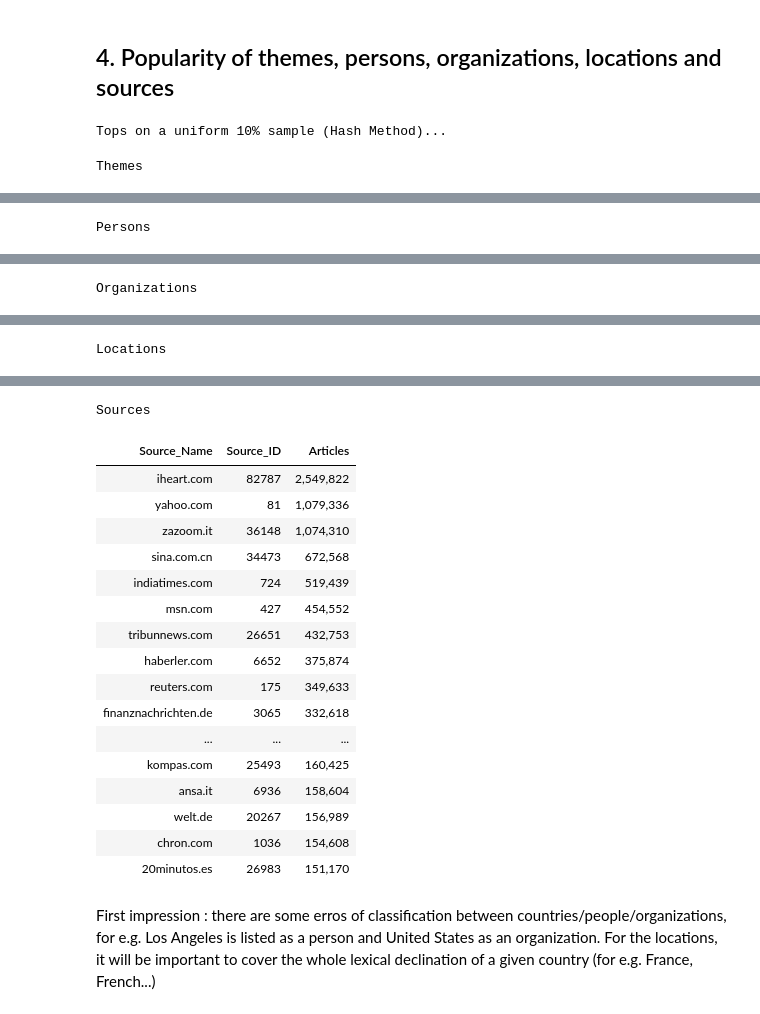
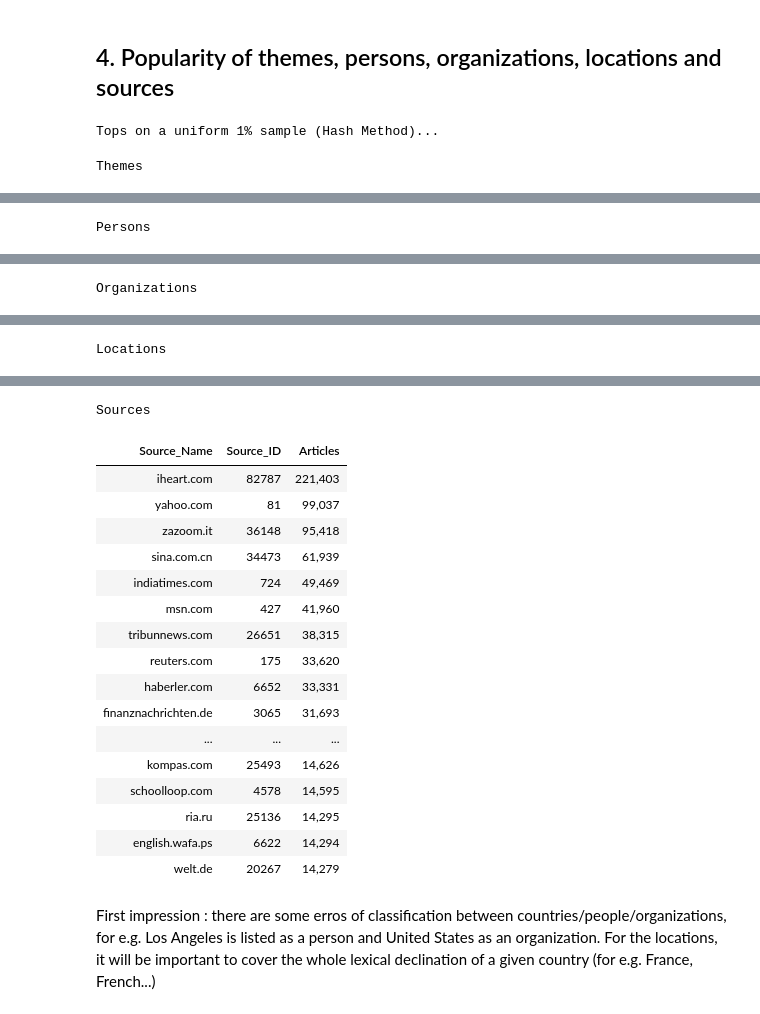
Before and after one commit to clucasmurex/gdelt, a Jupyter notebook: gdelt_explo.ipynb, the cells around one changed output, grey strips where cells are left out. Saved outputs shown, nothing was run; the diff lists cells and outputs as text; code cells hidden in the pictures.

```diff
--- a/gdelt_explo.ipynb
+++ b/gdelt_explo.ipynb
@@ -899,15 +792,15 @@ Schéma de la table nettoyée :
 # %%
 con.execute("PRAGMA memory_limit='200GB'")
 
-print("Tops on a uniform 10% sample (Hash Method)...")
+print("Tops on a uniform 1% sample (Hash Method)...")
 
 
 top_themes_sample = con.execute("""
     SELECT split_part(TRIM(theme_raw), ',', 1) AS Theme, COUNT(*) AS Citations
     FROM (
         SELECT UNNEST(string_split(EnhancedThemes, ';')) AS theme_raw
-        FROM gkg_clean
-        WHERE hash(GKGRECORDID) % 10 = 0
+        FROM gkg_final
+        WHERE hash(GKGRECORDID) % 100 = 0
           AND EnhancedThemes IS NOT NULL AND EnhancedThemes != ''
     )
     WHERE TRIM(theme_raw) != ''
@@ -921,8 +814,8 @@ top_persons_sample = con.execute("""
     SELECT TRIM(person) AS Person, COUNT(*) AS Citations
     FROM (
         SELECT UNNEST(string_split(Persons, ';')) AS person
-        FROM gkg_clean
-        WHERE hash(GKGRECORDID) % 10 = 0
+        FROM gkg_final
+        WHERE hash(GKGRECORDID) % 100 = 0
           AND Persons IS NOT NULL AND Persons != ''
     )
     WHERE TRIM(person) != ''
@@ -936,8 +829,8 @@ top_orgs_sample = con.execute("""
     SELECT TRIM(org) AS Organization, COUNT(*) AS Citations
     FROM (
         SELECT UNNEST(string_split(Organizations, ';')) AS org
-        FROM gkg_clean
-        WHERE hash(GKGRECORDID) % 10 = 0
+        FROM gkg_final
+        WHERE hash(GKGRECORDID) % 100 = 0
           AND Organizations IS NOT NULL AND Organizations != ''
     )
     WHERE TRIM(org) != ''
@@ -951,8 +844,8 @@ top_locs_sample = con.execute("""
     SELECT split_part(TRIM(loc), '#', 2) AS Location, COUNT(*) AS Citations
     FROM (
         SELECT UNNEST(string_split(EnhancedLocations, ';')) AS loc
-        FROM gkg_clean
-        WHERE hash(GKGRECORDID) % 10 = 0
+        FROM gkg_final
+        WHERE hash(GKGRECORDID) % 100 = 0
           AND EnhancedLocations IS NOT NULL AND EnhancedLocations != ''
     )
     WHERE TRIM(loc) != '' AND split_part(TRIM(loc), '#', 2) != ''
@@ -964,9 +857,9 @@ top_locs_sample = con.execute("""
 
 top_sources_sample = con.execute("""
     SELECT m.SourceCommonName AS Source_Name, CAST(g.SourceCommonName_ID AS VARCHAR) AS Source_ID, COUNT(*) AS Articles
-    FROM gkg_clean g
+    FROM gkg_final g
     JOIN src_map m ON g.SourceCommonName_ID = m.SourceCommonName_ID
-    WHERE hash(g.GKGRECORDID) % 10 = 0
+    WHERE hash(g.GKGRECORDID) % 100 = 0
       AND g.SourceCommonName_ID IS NOT NULL
     GROUP BY m.SourceCommonName, g.SourceCommonName_ID
     ORDER BY Articles DESC
@@ -1003,6 +896,6 @@ display_side_by_side(
     ['Themes', 'Persons', 'Organizations', 'Locations', 'Sources']
 )
 # %% [output]
-Tops on a uniform 10% sample (Hash Method)...
+Tops on a uniform 1% sample (Hash Method)...
 Themes
 | Theme | Citations |
@@ -1079,21 +972,21 @@ Locations
 Sources
 | Source_Name | Source_ID | Articles |
-| iheart.com | 82787 | 2,549,822 |
-| yahoo.com | 81 | 1,079,336 |
-| zazoom.it | 36148 | 1,074,310 |
-| sina.com.cn | 34473 | 672,568 |
-| indiatimes.com | 724 | 519,439 |
-| msn.com | 427 | 454,552 |
-| tribunnews.com | 26651 | 432,753 |
-| haberler.com | 6652 | 375,874 |
-| reuters.com | 175 | 349,633 |
-| finanznachrichten.de | 3065 | 332,618 |
+| iheart.com | 82787 | 221,403 |
+| yahoo.com | 81 | 99,037 |
+| zazoom.it | 36148 | 95,418 |
+| sina.com.cn | 34473 | 61,939 |
+| indiatimes.com | 724 | 49,469 |
+| msn.com | 427 | 41,960 |
+| tribunnews.com | 26651 | 38,315 |
+| reuters.com | 175 | 33,620 |
+| haberler.com | 6652 | 33,331 |
+| finanznachrichten.de | 3065 | 31,693 |
 | ... | ... | ... |
-| kompas.com | 25493 | 160,425 |
-| ansa.it | 6936 | 158,604 |
-| welt.de | 20267 | 156,989 |
-| chron.com | 1036 | 154,608 |
-| 20minutos.es | 26983 | 151,170 |
+| kompas.com | 25493 | 14,626 |
+| schoolloop.com | 4578 | 14,595 |
+| ria.ru | 25136 | 14,295 |
+| english.wafa.ps | 6622 | 14,294 |
+| welt.de | 20267 | 14,279 |
 # %% [markdown]
 First impression : there are some erros of classification between countries/people/organizations, for e.g. Los Angeles is listed as a person and United States as an organization. For the locations, it will be important to cover the whole lexical declination of a given country (for e.g. France, French...)
 # %% [markdown]
```
Also changed, not shown: parts of 25 cells of this notebook, 4 other files.
